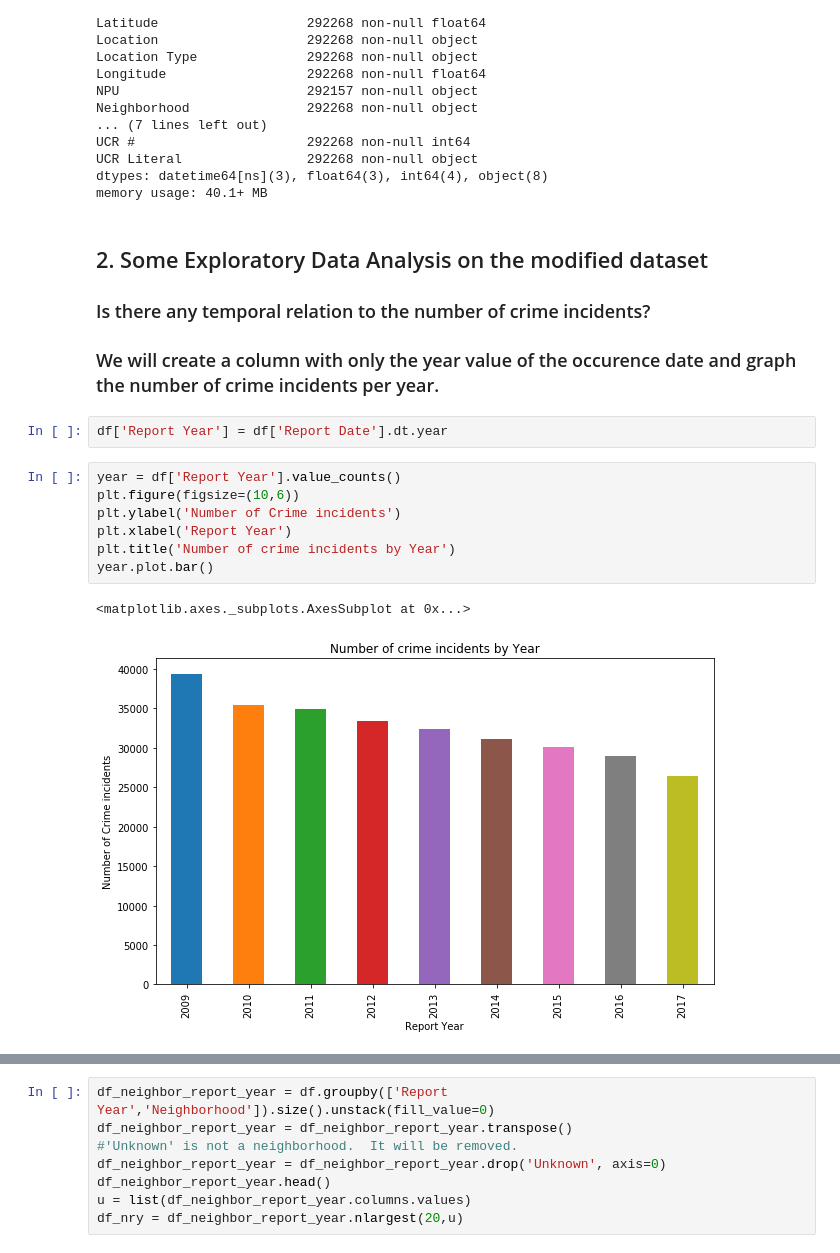
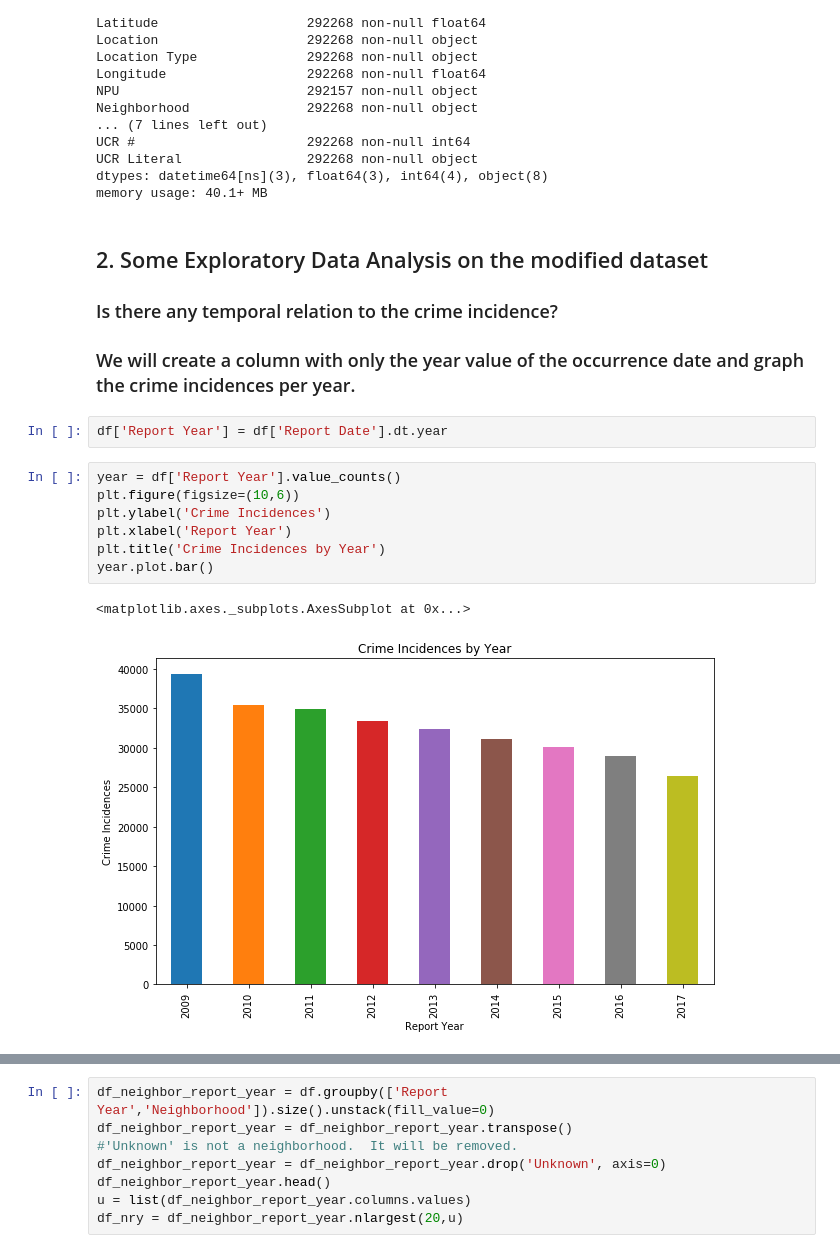
Before and after one commit to windell-github/APD_Crime, a Jupyter notebook: APD Crime Information 2009 - 2017.ipynb, the cells around one changed output, grey strips where cells are left out. Saved outputs shown, nothing was run; the diff lists cells and outputs as text.

```diff
--- a/APD Crime Information 2009 - 2017.ipynb
+++ b/APD Crime Information 2009 - 2017.ipynb
@@ -102,18 +100,18 @@ dtypes: datetime64[ns](3), float64(3), int64(4), object(8)
 memory usage: 40.1+ MB
 # %% [markdown]
 ## 2. Some Exploratory Data Analysis on the modified dataset
-### Is there any temporal relation to the number of crime incidents?
-### We will create a column with only the year value of the occurence date and graph the number of crime incidents per year.
+### Is there any temporal relation to the crime incidence?
+### We will create a column with only the year value of the occurrence date and graph the crime incidences per year.
 # %%
 df['Report Year'] = df['Report Date'].dt.year
 # %%
 year = df['Report Year'].value_counts()
 plt.figure(figsize=(10,6))
-plt.ylabel('Number of Crime incidents')
+plt.ylabel('Crime Incidences')
 plt.xlabel('Report Year')
-plt.title('Number of crime incidents by Year')
+plt.title('Crime Incidences by Year')
 year.plot.bar()
 # %% [output]
 <matplotlib.axes._subplots.AxesSubplot at 0x...>
-[figure, old version]
+[figure, new version]
 # %% [markdown]
```
Also changed, not shown: parts of 8 cells of this notebook.
